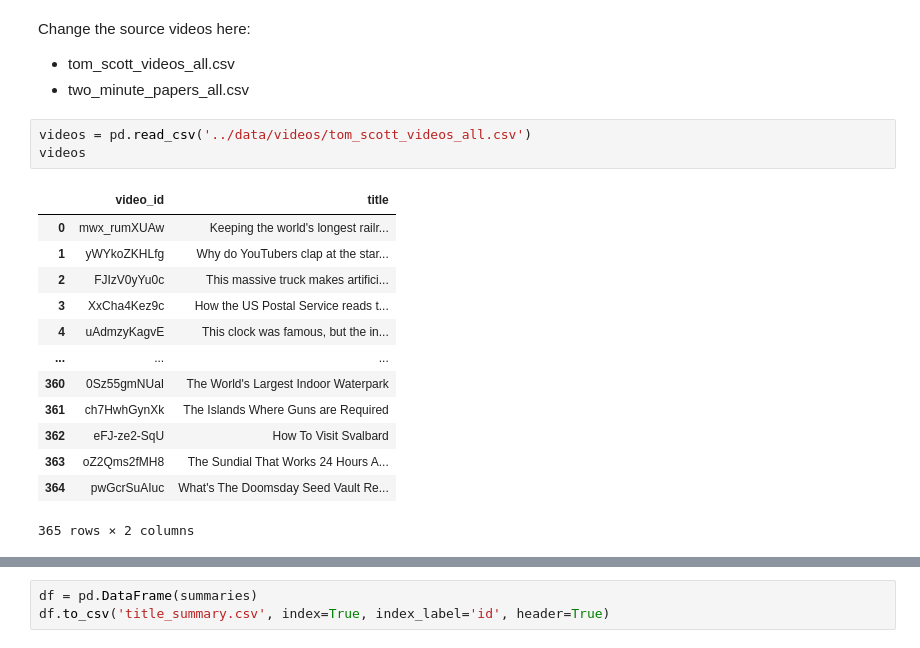
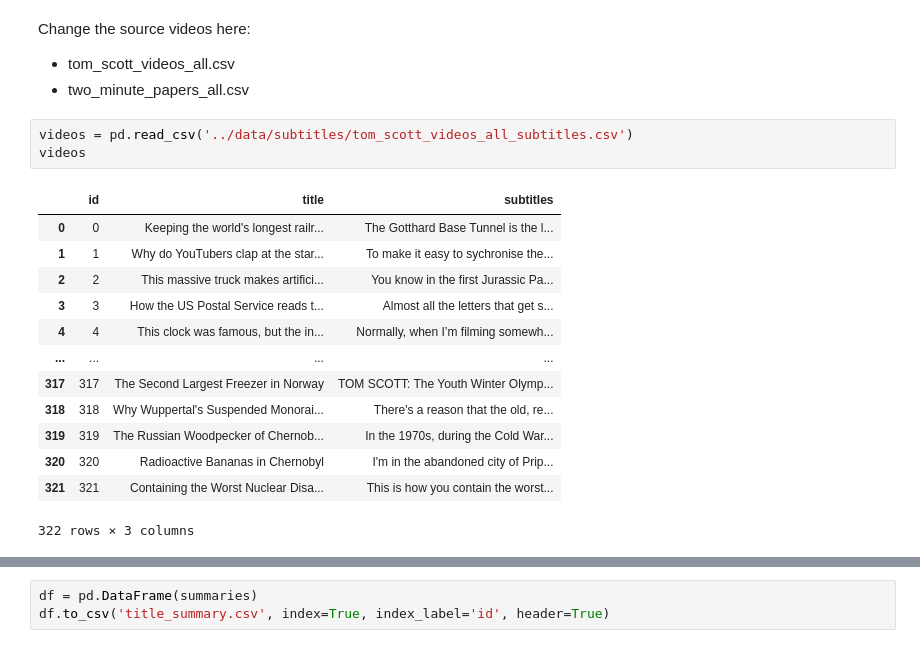
Before and after one commit to marvkosmai/devp-content-creaitor, a Jupyter notebook: notebooks/generate_dataset.ipynb, the cells around one changed output, grey strips where cells are left out. Cells and saved outputs as stored; diff of their text form.

```diff
--- a/notebooks/generate_dataset.ipynb
+++ b/notebooks/generate_dataset.ipynb
@@ -25,22 +24,22 @@ Change the source videos here:
 - tom_scott_videos_all.csv
 - two_minute_papers_all.csv
 # %%
-videos = pd.read_csv('../data/videos/tom_scott_videos_all.csv')
+videos = pd.read_csv('../data/subtitles/tom_scott_videos_all_subtitles.csv')
 videos
 # %% [output]
-|  | video_id | title |
-| 0 | mwx_rumXUAw | Keeping the world's longest railr... |
-| 1 | yWYkoZKHLfg | Why do YouTubers clap at the star... |
-| 2 | FJIzV0yYu0c | This massive truck makes artifici... |
-| 3 | XxCha4Kez9c | How the US Postal Service reads t... |
-| 4 | uAdmzyKagvE | This clock was famous, but the in... |
-| ... | ... | ... |
-| 360 | 0Sz55gmNUaI | The World's Largest Indoor Waterpark |
-| 361 | ch7HwhGynXk | The Islands Where Guns are Required |
-| 362 | eFJ-ze2-SqU | How To Visit Svalbard |
-| 363 | oZ2Qms2fMH8 | The Sundial That Works 24 Hours A... |
-| 364 | pwGcrSuAIuc | What's The Doomsday Seed Vault Re... |
+|  | id | title | subtitles |
+| 0 | 0 | Keeping the world's longest railr... | The Gotthard Base Tunnel is the l... |
+| 1 | 1 | Why do YouTubers clap at the star... | To make it easy to sychronise the... |
+| 2 | 2 | This massive truck makes artifici... | You know in the first Jurassic Pa... |
+| 3 | 3 | How the US Postal Service reads t... | Almost all the letters that get s... |
+| 4 | 4 | This clock was famous, but the in... | Normally, when I’m filming somewh... |
+| ... | ... | ... | ... |
+| 317 | 317 | The Second Largest Freezer in Norway | TOM SCOTT: The Youth Winter Olymp... |
+| 318 | 318 | Why Wuppertal's Suspended Monorai... | There's a reason that the old, re... |
+| 319 | 319 | The Russian Woodpecker of Chernob... | In the 1970s, during the Cold War... |
+| 320 | 320 | Radioactive Bananas in Chernobyl | I'm in the abandoned city of Prip... |
+| 321 | 321 | Containing the Worst Nuclear Disa... | This is how you contain the worst... |
-365 rows × 2 columns
+322 rows × 3 columns
 # %%
 summaries = list()
 for _, row in tqdm(videos.iterrows(), total=videos.shape[0]):
```
Also changed, not shown: parts of 5 cells of this notebook, 9 other files.
